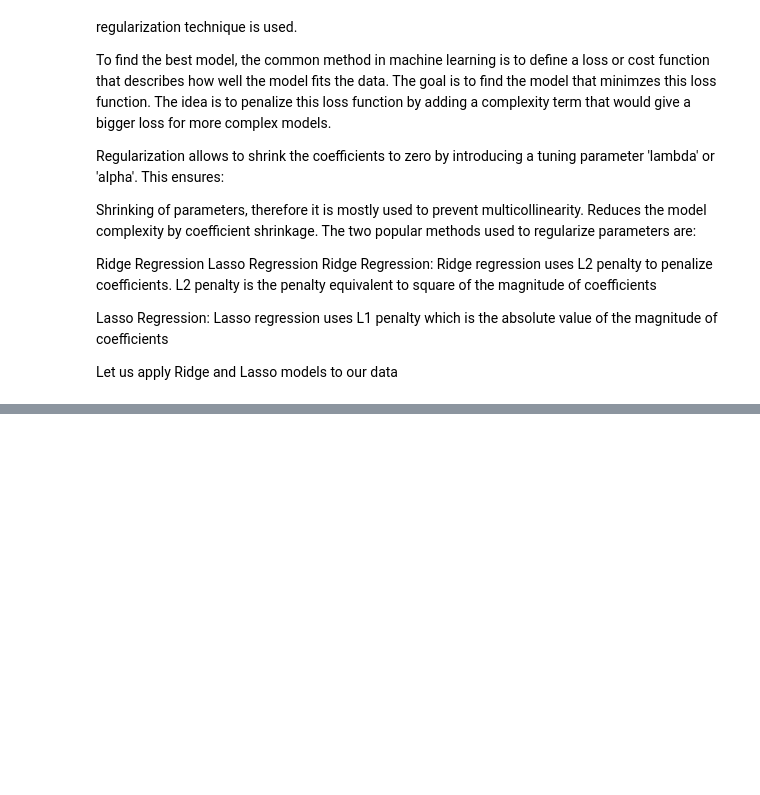
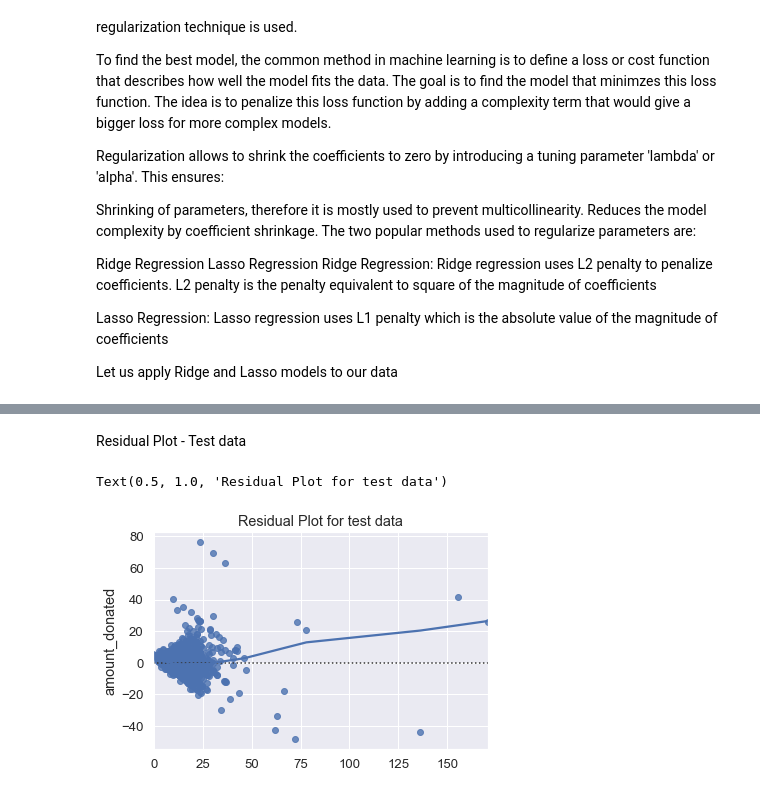
Before and after one commit to jindukwentua/Applying-Machine-Learning-to-Charity-donations, a Jupyter notebook: notebook/2nd_regression_model.ipynb, the cells around one changed output, grey strips where cells are left out. Cells and saved outputs as stored; diff of their text form; code cells hidden in the pictures; blank space fills up the shorter version.

```diff
--- a/notebook/2nd_regression_model.ipynb
+++ b/notebook/2nd_regression_model.ipynb
@@ -765,0 +851,8 @@ X_train, X_test, y_train, y_test  = train_test_split(X, y, test_size=0.3, random
+# %% [markdown]
+Residual Plot - Test data
+# %%
+sns.residplot(x=ridge_reg.predict(X_test), y=y_test, lowess=True)
+plt.title('Residual Plot for test data')
+# %% [output]
+Text(0.5, 1.0, 'Residual Plot for test data')
+[figure, added]
```
Also changed, not shown: parts of 84 cells of this notebook, 1 other file.
